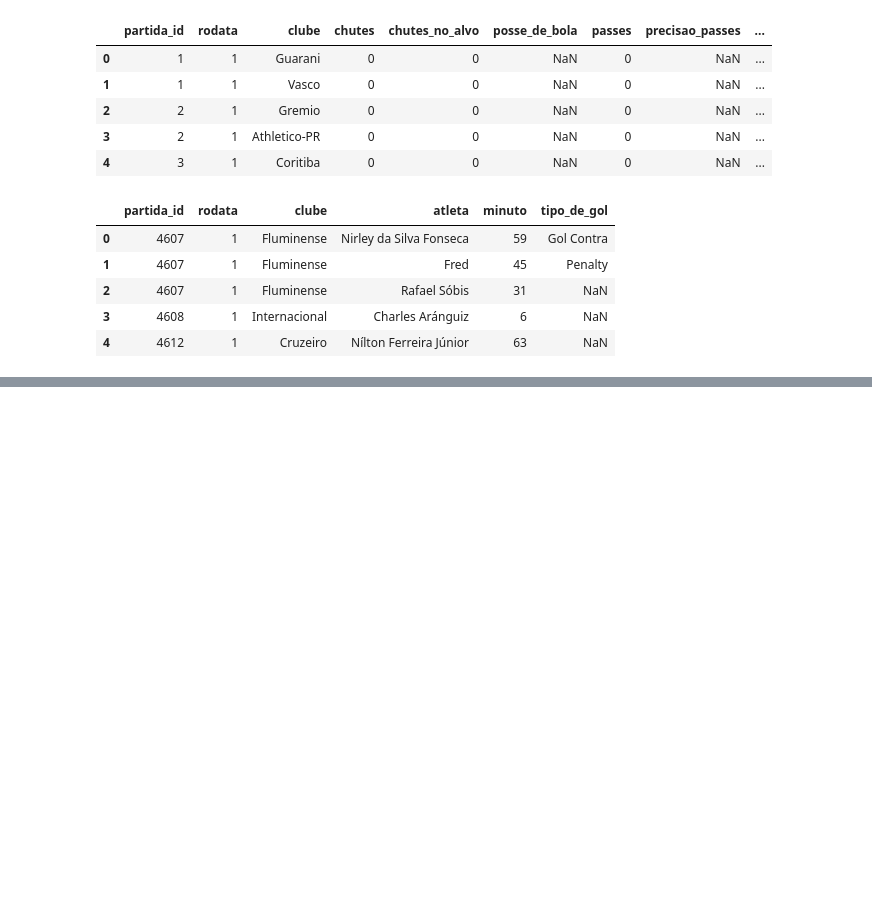
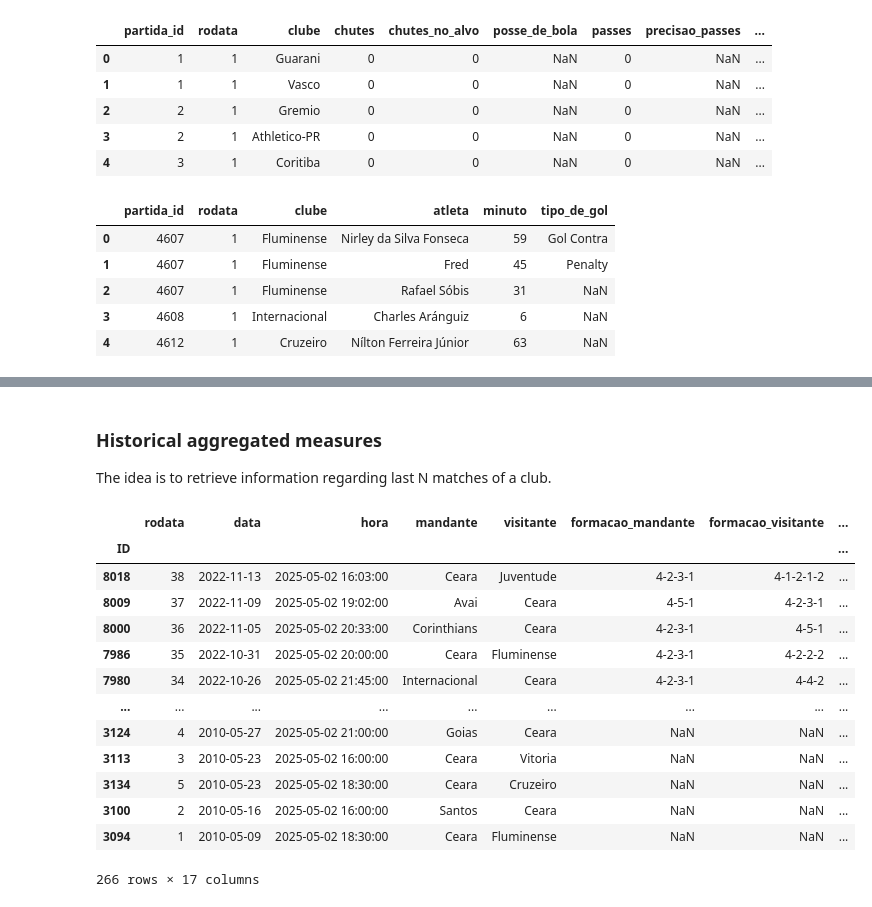
Before and after one commit to Eudi-Duarte/brasileirao-notebook, a Jupyter notebook: braileirao.ipynb, the cells around one changed output, grey strips where cells are left out. Saved outputs shown, nothing was run; the diff lists cells and outputs as text; code cells hidden in the pictures; blank space fills up the shorter version.

Commit message:
Load and transform data

```diff
--- a/braileirao.ipynb
+++ b/braileirao.ipynb
@@ -62,0 +93,5 @@ cartoes =
+# %%
+## Lets set data type for "data" in order to assure ordering in future steps.
+
+partidas["timestamp"] = pd.to_datetime(partidas["data"], dayfirst=True)
+partidas.info()
@@ -62,0 +116,20 @@ cartoes =
+# %% [markdown]
+### Historical aggregated measures
+The idea is to retrieve information regarding last N matches of a club.
+# %%
+partidas.loc[(partidas["mandante"] == "Ceara") | (partidas["visitante"] == "Ceara")].sort_values("data", ascending=False)
+# %% [output]
+|  | rodata | data | hora | mandante | visitante | formacao_mandante | formacao_visitante | ... |
+| ID |  |  |  |  |  |  |  | ... |
+| 8018 | 38 | 2022-11-13 | 2025-05-02 16:03:00 | Ceara | Juventude | 4-2-3-1 | 4-1-2-1-2 | ... |
+| 8009 | 37 | 2022-11-09 | 2025-05-02 19:02:00 | Avai | Ceara | 4-5-1 | 4-2-3-1 | ... |
+| 8000 | 36 | 2022-11-05 | 2025-05-02 20:33:00 | Corinthians | Ceara | 4-2-3-1 | 4-5-1 | ... |
+| 7986 | 35 | 2022-10-31 | 2025-05-02 20:00:00 | Ceara | Fluminense | 4-2-3-1 | 4-2-2-2 | ... |
+| 7980 | 34 | 2022-10-26 | 2025-05-02 21:45:00 | Internacional | Ceara | 4-2-3-1 | 4-4-2 | ... |
+| ... | ... | ... | ... | ... | ... | ... | ... | ... |
+| 3124 | 4 | 2010-05-27 | 2025-05-02 21:00:00 | Goias | Ceara | NaN | NaN | ... |
+| 3113 | 3 | 2010-05-23 | 2025-05-02 16:00:00 | Ceara | Vitoria | NaN | NaN | ... |
+| 3134 | 5 | 2010-05-23 | 2025-05-02 18:30:00 | Ceara | Cruzeiro | NaN | NaN | ... |
+| 3100 | 2 | 2010-05-16 | 2025-05-02 16:00:00 | Santos | Ceara | NaN | NaN | ... |
+| 3094 | 1 | 2010-05-09 | 2025-05-02 18:30:00 | Ceara | Fluminense | NaN | NaN | ... |
+266 rows × 17 columns
```
Also changed, not shown: parts of 3 cells of this notebook.
